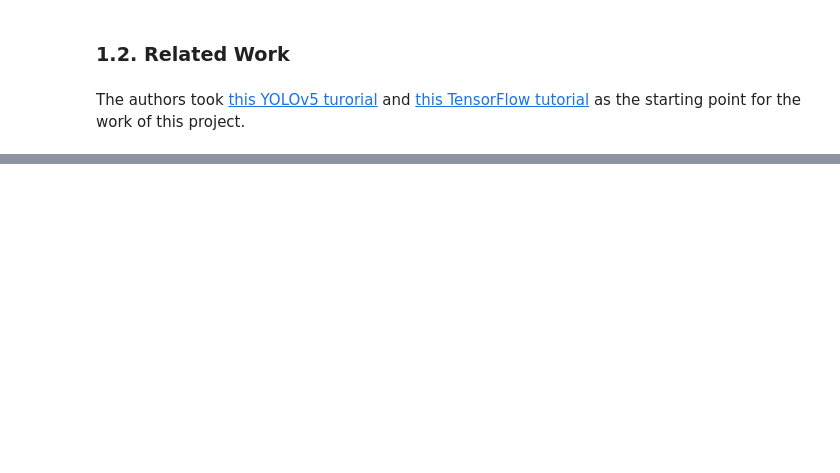
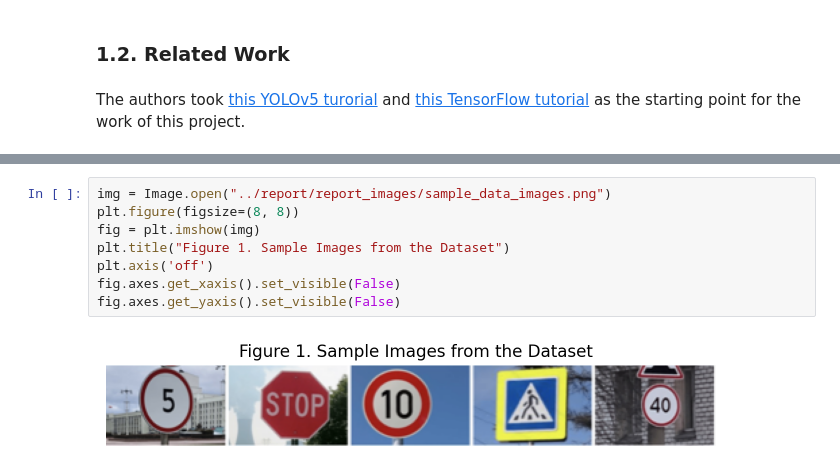
Before and after one commit to Romanvia93/traffic_sign_detection, a Jupyter notebook: report/traffic_sign_detection_report.ipynb, the cells around one changed output, grey strips where cells are left out. Cells and saved outputs as stored; diff of their text form; blank space fills up the shorter version.

```diff
--- a/report/traffic_sign_detection_report.ipynb
+++ b/report/traffic_sign_detection_report.ipynb
@@ -62,0 +44,10 @@ The authors took [this YOLOv5 turorial](https://colab.research.google.com/github
+# %%
+img = Image.open("../report/report_images/sample_data_images.png")
+plt.figure(figsize=(8, 8))
+fig = plt.imshow(img)
+plt.title("Figure 1. Sample Images from the Dataset")
+plt.axis('off')
+fig.axes.get_xaxis().set_visible(False)
+fig.axes.get_yaxis().set_visible(False)
+# %% [output]
+[figure, added]
```
Also changed, not shown: parts of 22 cells of this notebook, 1 other file.
